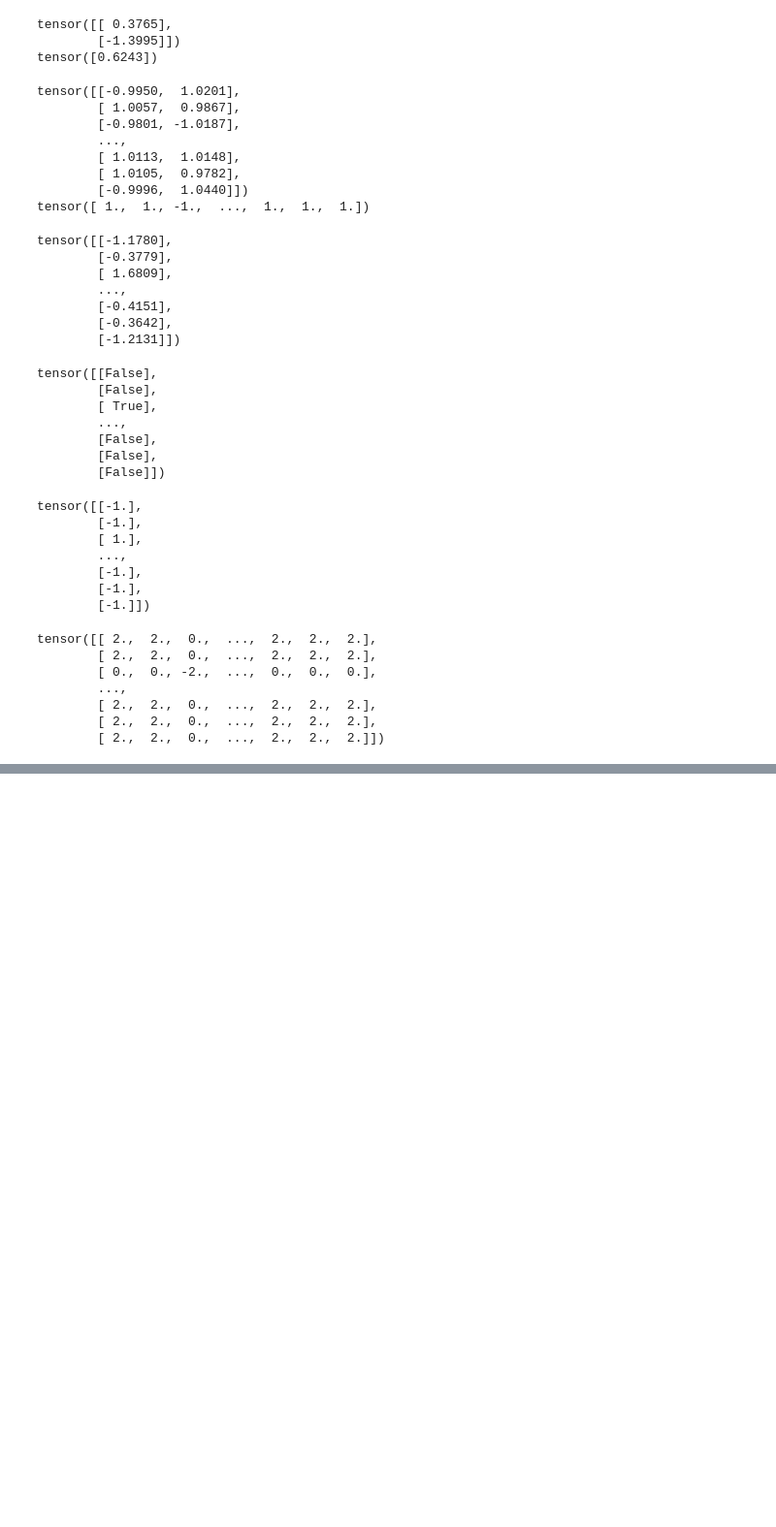
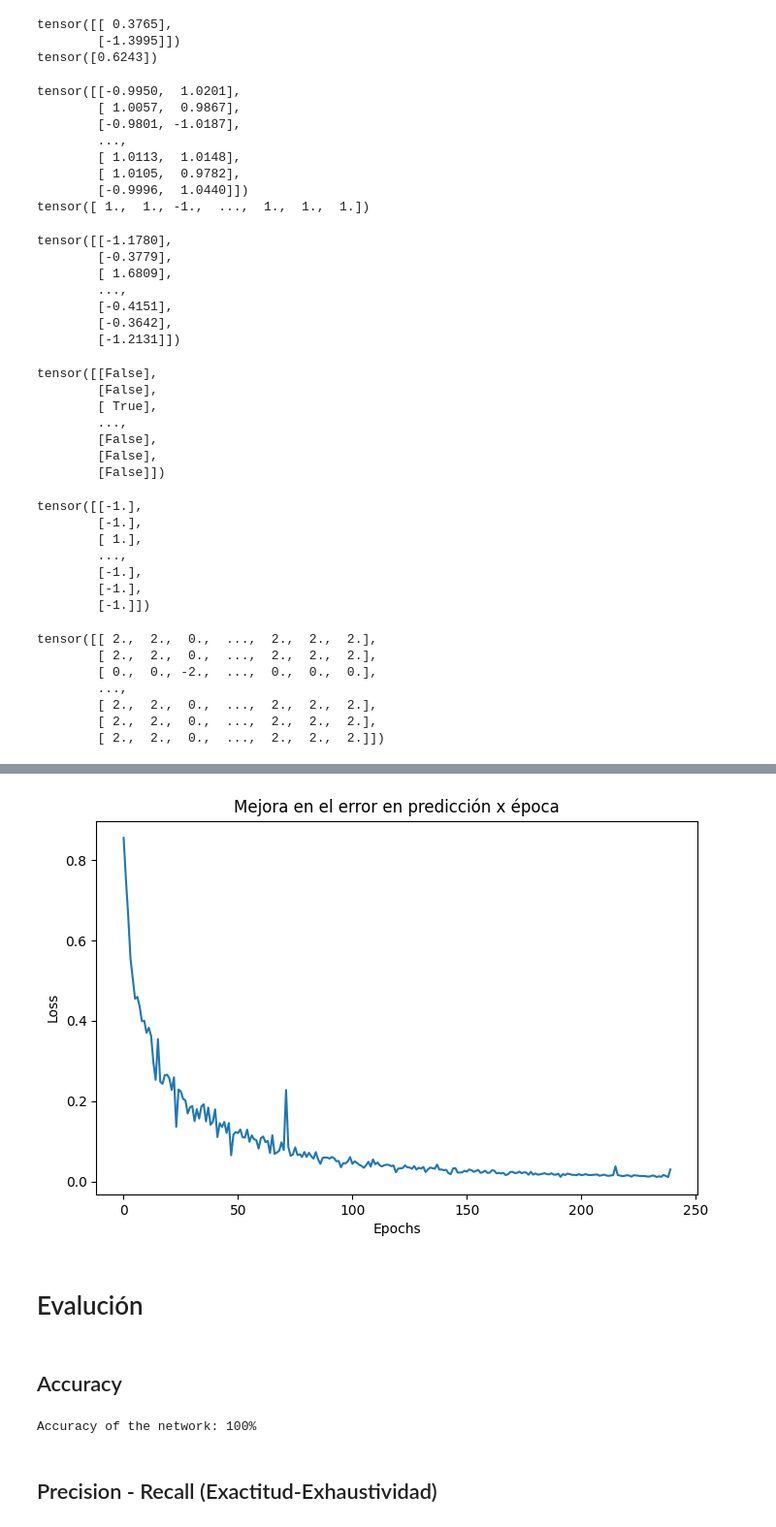
Before and after one commit to castillosebastian/neuralnets, a Jupyter notebook: perceptron.ipynb, the cells around one changed output, grey strips where cells are left out. Shown at 97% size. Cells and saved outputs as stored; diff of their text form; code cells hidden in the pictures; blank space fills up the shorter version.

```diff
--- a/perceptron.ipynb
+++ b/perceptron.ipynb
@@ -149,0 +174,5 @@ target_transform = Lambda(lambda y: torch.zeros(
+# %%
+batch_size = 64
+input_dim = 2
+hidden_dim = 10
+output_dim = 1
@@ -149,0 +261,8 @@ target_transform = Lambda(lambda y: torch.zeros(
+# %%
+learning_rate = 0.1  # too small: 1e-3; 1e-2
+# Initialize the loss function
+loss_fn = nn.BCELoss()
+#loss_fn = nn.CrossEntropyLoss()
+num_epochs = 10
+# %%
+optimizer = torch.optim.SGD(model.parameters(), lr=learning_rate)
@@ -149,0 +271,20 @@ target_transform = Lambda(lambda y: torch.zeros(
+# %%
+loss_values = []
+size = len(train_dataloader.dataset)  # Define size as the length of the dataset
+
+for epoch in range(num_epochs):
+    for batch, (X, y) in enumerate(train_dataloader):  # Enumerate over train_dataloader to get the batch index
+        # zero the parameter gradients
+        optimizer.zero_grad()
+        # forward + backward + optimize
+        pred = model(X)
+        loss = loss_fn(pred, y.unsqueeze(-1))
+        loss_values.append(loss.item())
+        loss.backward()
+        optimizer.step()
+        # Print intermediate step
+        if batch % 50 == 0:
+            loss, current = loss.item(), (batch + 1) * len(X)
+            print(f"loss: {loss:>7f}  [{current:>5d}/{size:>5d}]")
+
+print("Training Complete")
@@ -149,0 +303,14 @@ target_transform = Lambda(lambda y: torch.zeros(
+# %%
+#step = np.linspace(0, 100, 240)
+fig, ax = plt.subplots(figsize=(8,5))
+plt.plot(np.array(loss_values))
+plt.title("Mejora en el error en predicción x época")
+plt.xlabel("Epochs")
+plt.ylabel("Loss")
+plt.show()
+# %% [output]
+[figure, added]
+# %% [markdown]
+# Evalución
+# %% [markdown]
+## Accuracy
@@ -149,0 +322,19 @@ target_transform = Lambda(lambda y: torch.zeros(
+# %%
+with torch.no_grad():
+    y_pred = []  # Initialize y_pred list
+    y_test = []  # Initialize y_test list
+    total = 0
+    correct = 0
+    for X, y in test_dataloader:
+        outputs = model(X)
+        predicted = np.where(outputs < 0.5, 0, 1)
+        predicted = list(itertools.chain(*predicted))
+        y_pred.append(predicted)
+        y_test.append(y)
+        total += y.size(0)
+        correct += (predicted == y.numpy()).sum().item()
+print(f'Accuracy of the network: {100 * correct // total}%')
+# %% [output]
+Accuracy of the network: 100%
+# %% [markdown]
+## Precision - Recall (Exactitud-Exhaustividad)
```
Also changed, not shown: parts of 31 cells of this notebook, 1 other file.
